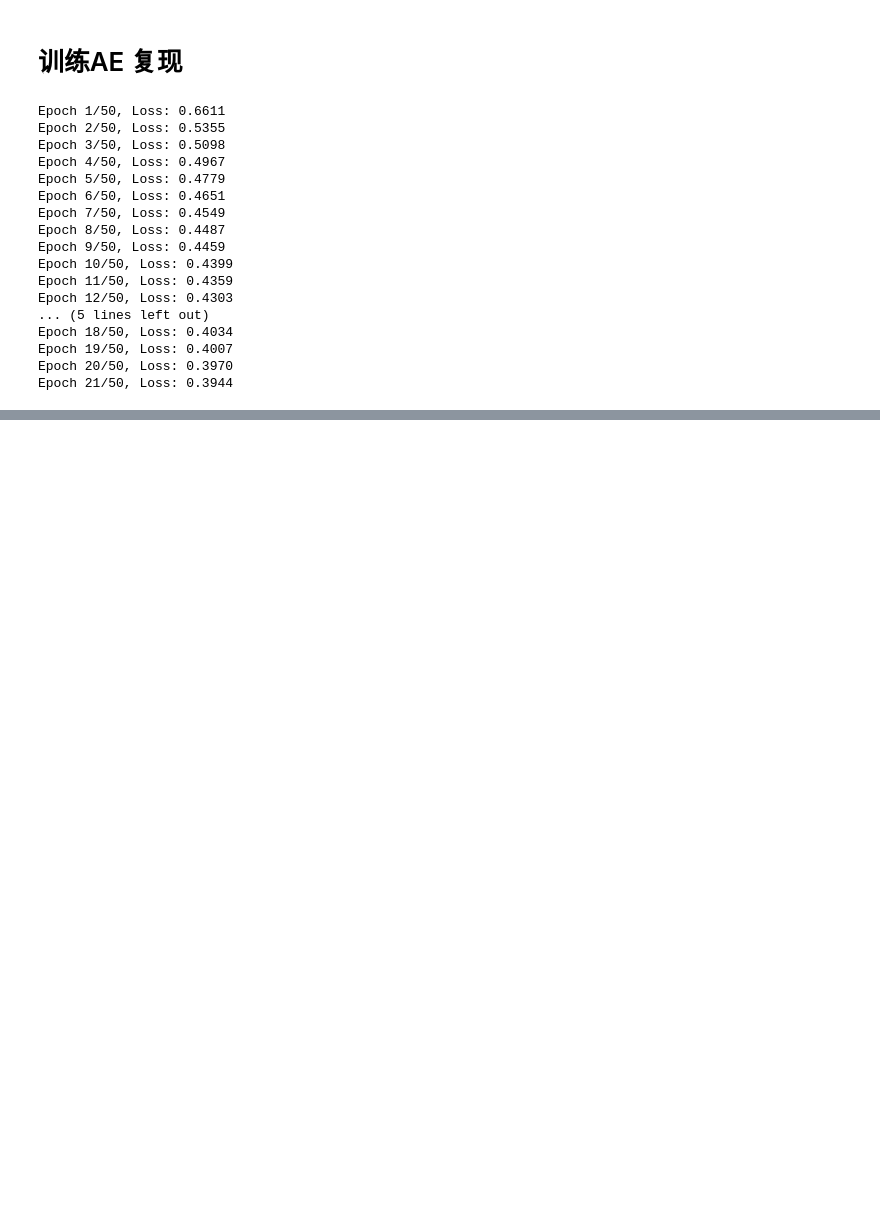
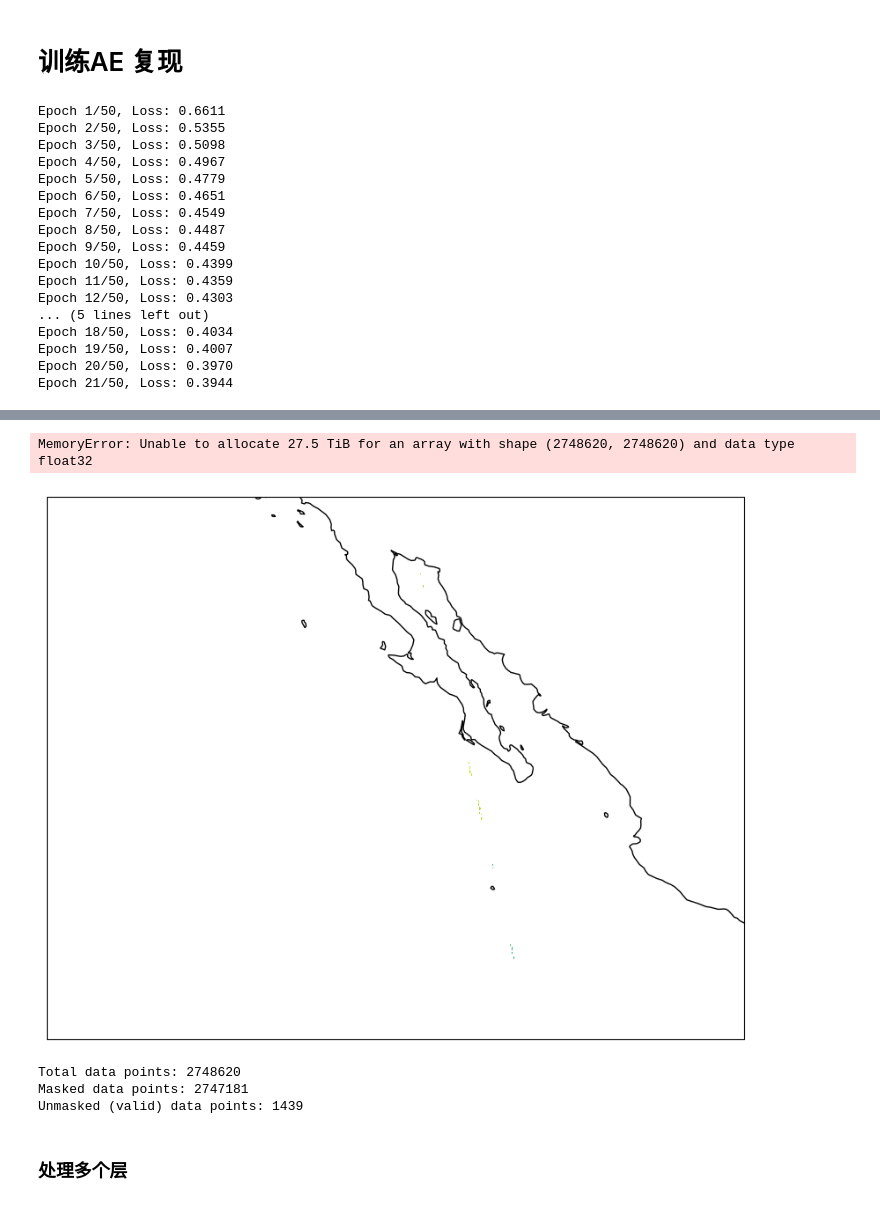
Before and after one commit to benerain/cloud-base-height, a Jupyter notebook: copy_pre.ipynb, the cells around one changed output, grey strips where cells are left out. Drawn from its saved outputs; the diff is of its cells as text; code cells hidden in the pictures; blank space fills up the shorter version.

```diff
--- a/copy_pre.ipynb
+++ b/copy_pre.ipynb
@@ -1199,0 +1342,76 @@ plt.show()
+# %%
+import netCDF4 as nc
+import numpy as np
+
+# 打开 netCDF 文件
+nc_file = nc.Dataset('/home/jinzhi/hdd/lyj/CUMULO_data/A2016.112.2055.nc', 'r')
+
+# 提取变量
+cloud_layer_base = nc_file.variables['cloud_layer_base'][:]
+latitude = nc_file.variables['latitude'][:]
+longitude = nc_file.variables['longitude'][:]
+
+
+# 获取填充值
+cloud_fill_value = nc_file.variables['cloud_layer_base']._FillValue
+lat_fill_value = nc_file.variables['latitude']._FillValue
+lon_fill_value = nc_file.variables['longitude']._FillValue
+
+# 创建掩码数组
+cloud_layer_base = np.ma.masked_where(cloud_layer_base == cloud_fill_value, cloud_layer_base)
+latitude = np.ma.masked_where(latitude == lat_fill_value, latitude)
+longitude = np.ma.masked_where(longitude == lon_fill_value, longitude)
+
+# 选择第一个时间步和第一层
+cloud_base = cloud_layer_base[0, :, :, 0]
+
+# 移除时间维度
+lat = latitude[0, :, :]
+lon = longitude[0, :, :]
+import matplotlib.pyplot as plt
+import cartopy.crs as ccrs
+
+# 创建带投影的图形和轴
+fig = plt.figure(figsize=(12, 8))
+ax = plt.axes(projection=ccrs.PlateCarree())
+
+# 添加海岸线
+ax.coastlines()
+
+# 绘制云底高度
+cf = ax.pcolormesh(lon, lat, cloud_base, cmap='viridis', transform=ccrs.PlateCarree())
+
+lon2d, lat2d = np.meshgrid(lon, lat)  # 确保经纬度是二维的
+
+# 绘制云底高度，改用散点图
+scatter = ax.scatter(lon.compressed(), lat.compressed(), c=cloud_base.compressed(), s=10, cmap='viridis', transform=ccrs.PlateCarree(), alpha=0.5)
+
+# 添加颜色条
+cbar = plt.colorbar(cf, ax=ax, shrink=0.5)
+cbar.set_label('云层底部高度 (km)')
+
+# 设置标题
+plt.title('云层底部高度')
+
+# 显示图形
+plt.show()
+
+# 在每个位置取最小的云底高度
+cloud_base_min = np.ma.min(cloud_layer_base[0, :, :, :], axis=2)
+
+# 使用 'cloud_base_min' 进行绘图
+cf = ax.pcolormesh(lon, lat, cloud_base_min, cmap='viridis', transform=ccrs.PlateCarree())
+# %% [output]
+MemoryError: Unable to allocate 27.5 TiB for an array with shape (2748620, 2748620) and data type float32
+[figure, added]
+# %%
+# 检查掩码数组中有效数据的数量
+print("Total data points:", cloud_base.size)
+print("Masked data points:", np.ma.count_masked(cloud_base))
+print("Unmasked (valid) data points:", cloud_base.count())
+# %% [output]
+Total data points: 2748620
+Masked data points: 2747181
+Unmasked (valid) data points: 1439
+# %% [markdown]
+### 处理多个层
```
Also changed, not shown: parts of 28 cells of this notebook, 3 other files.
